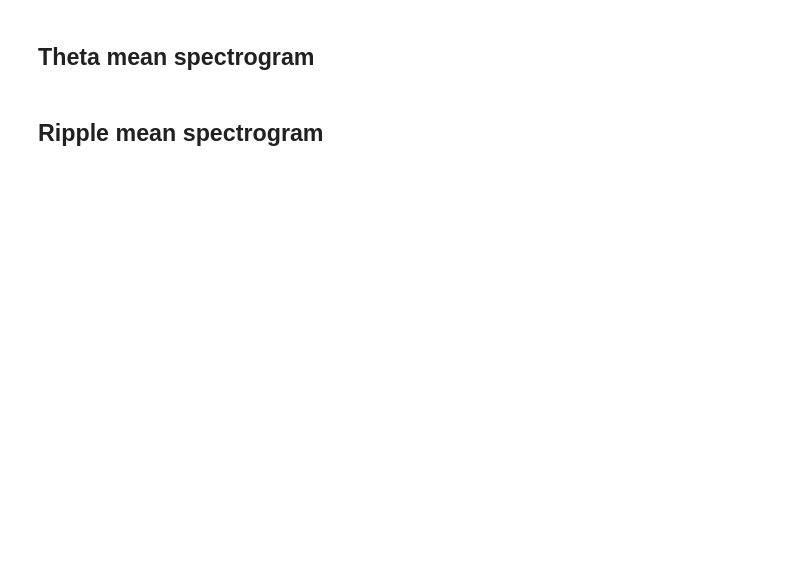
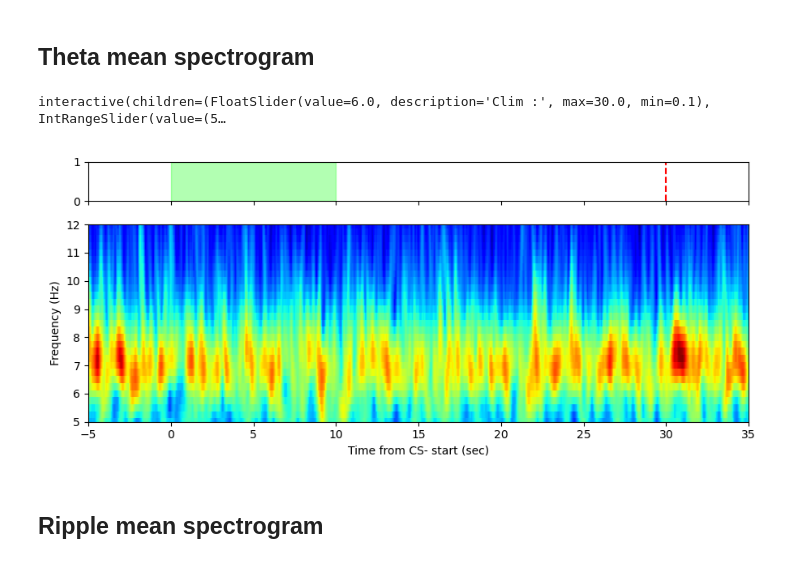
Before and after one commit to nkinsky/TraceFC, a Jupyter notebook: Notebooks/Spectral_Analysis.ipynb, the cells around one changed output. Cells and saved outputs as stored; diff of their text form; code cells hidden in the pictures; blank space fills up the shorter version.

```diff
--- a/Notebooks/Spectral_Analysis.ipynb
+++ b/Notebooks/Spectral_Analysis.ipynb
@@ -143,7 +146,7 @@ maxdur=20
 thresh = (0.5, None)
 sigma = 0.125
 edge_cutoff = 0.25
-theta_channel = 31
+theta_channel = 7
 
 # use this if you don't know theta channel
 if theta_channel is None:
@@ -153,3 +156,4 @@ else:
     signal_use = signal.time_slice(channel_id=theta_channel)
     theta_epochs, theta_power = detect_theta_epochs(signal_use, probegroup=None, mindur=mindur, maxdur=maxdur, thresh=thresh,
                                                     edge_cutoff=edge_cutoff, ignore_epochs=art_epochs, return_power=True)
+sess.recinfo.write_epochs(theta_epochs, ext='tha')
@@ -157,7 +164,14 @@ else:
 ## Detect SWR Epochs
 # %%
 from neuropy.analyses.oscillations import detect_ripple_epochs
-ripple_channel = 29
-thresh = (3, None)  # conservative but good
-ripple_epochs = detect_ripple_epochs(signal, prbgrp, thresh=thresh, ripple_channel=ripple_channel,
-                                     ignore_epochs=art_epochs)
+ripple_channel = 8
+thresh = (2, None)  # conservative but good
+exclude_theta_epochs = True  # make this true if you end up with a lot of false positive ripples as gamma events during theta
+
+if not exclude_theta_epochs:
+    ripple_epochs = detect_ripple_epochs(signal, prbgrp, thresh=thresh, ripple_channel=ripple_channel,
+                                         ignore_epochs=art_epochs)
+else:
+    ripple_epochs = detect_ripple_epochs(signal, prbgrp, thresh=thresh, ripple_channel=ripple_channel,
+                                         ignore_epochs=art_epochs.__add__(theta_epochs))
+sess.recinfo.write_epochs(ripple_epochs, ext='swr')
@@ -265,21 +361,33 @@ cs2_starts_combined = oeio.recording_events_to_combined_time(cs2_oe_start_df, sy
 # %%
 from tracefc.plotting.signals import plot_cs_mean_wavelet
 cs_buffer = (5, 35)
 
-_, ax = plt.subplots(6, 1, figsize=(9, 12), height_ratios=[1, 5, 1, 5, 1, 5], layout='tight', sharex=True)
+# For recall sessions
+if sess_name.find("recall") == 0:
+    _, ax = plt.subplots(6, 1, figsize=(9, 12), height_ratios=[1, 5, 1, 5, 1, 5], layout='tight', sharex=True)
+    _, std_sxx = plot_cs_mean_wavelet(wv_theta, cs_starts_combined, 'CS+', buffer_sec=cs_buffer, freq_lims=theta_freq_lims,
+                         ignore_epochs=art_epochs, ax=ax[:2])
+    plot_cs_mean_wavelet(wv_theta, csn_starts_combined, 'CS-', buffer_sec=cs_buffer, freq_lims=theta_freq_lims,
+                         ignore_epochs=art_epochs, std_sxx=std_sxx, ax=ax[2:4])
+    plot_cs_mean_wavelet(wv_theta, cs2_starts_combined, 'CS+', buffer_sec=cs_buffer, freq_lims=theta_freq_lims,
+                         ignore_epochs=art_epochs, std_sxx=std_sxx, ax=ax[4:])
+    ax[5].set_title('CS+ at end of control tone recall session')
 
-_, std_sxx = plot_cs_mean_wavelet(wv_theta, cs_starts_combined, 'CS+', buffer_sec=cs_buffer, freq_lims=theta_freq_lims,
-                     ignore_epochs=art_epochs, ax=ax[:2])
-plot_cs_mean_wavelet(wv_theta, csn_starts_combined, 'CS-', buffer_sec=cs_buffer, freq_lims=theta_freq_lims,
-                     ignore_epochs=art_epochs, std_sxx=std_sxx, ax=ax[2:4])
-plot_cs_mean_wavelet(wv_theta, cs2_starts_combined, 'CS+', buffer_sec=cs_buffer, freq_lims=theta_freq_lims,
-                     ignore_epochs=art_epochs, std_sxx=std_sxx, ax=ax[4:])
-ax[5].set_title('CS+ at end of control tone recall session')
+if sess_name.find("training") == 0: # for training sessions
+    _, ax = plt.subplots(4, 1, figsize=(9, 8), height_ratios=[1, 5, 1, 5], layout='tight', sharex=True)
+    _, std_sxx = plot_cs_mean_wavelet(wv_theta, cs_starts_combined, 'CS+', buffer_sec=cs_buffer, freq_lims=theta_freq_lims,
+                         ignore_epochs=art_epochs, ax=ax[:2])
+    plot_cs_mean_wavelet(wv_theta, csn_starts_combined, 'CS-', buffer_sec=cs_buffer, freq_lims=theta_freq_lims,
+                         ignore_epochs=art_epochs, std_sxx=std_sxx, ax=ax[2:4])
 
+elif sess_name.find("habituation") == 0: # For habituation sessions
+    _, ax = plt.subplots(2, 1, figsize=(9, 4), height_ratios=[1, 5], layout='tight', sharex=True)
 
-# For habituation sessions
-# plot_cs_mean_wavelet(wv_theta, csn_starts_combined, 'CS-', buffer_sec=cs_buffer, freq_lims=theta_freq_lims,
-#                      ignore_epochs=art_epochs, std_sxx=None, ax=ax[2:])
+    plot_cs_mean_wavelet(wv_theta, csn_starts_combined, 'CS-', buffer_sec=cs_buffer, freq_lims=theta_freq_lims,
+                         ignore_epochs=art_epochs, std_sxx=None, ax=ax[:2])
+# %% [output]
+interactive(children=(FloatSlider(value=6.0, description='Clim :', max=30.0, min=0.1), IntRangeSlider(value=(5…
+[figure, added]
 # %% [markdown]
 ## Ripple mean spectrogram
 # %%
```
Also changed, not shown: parts of 21 cells of this notebook.
